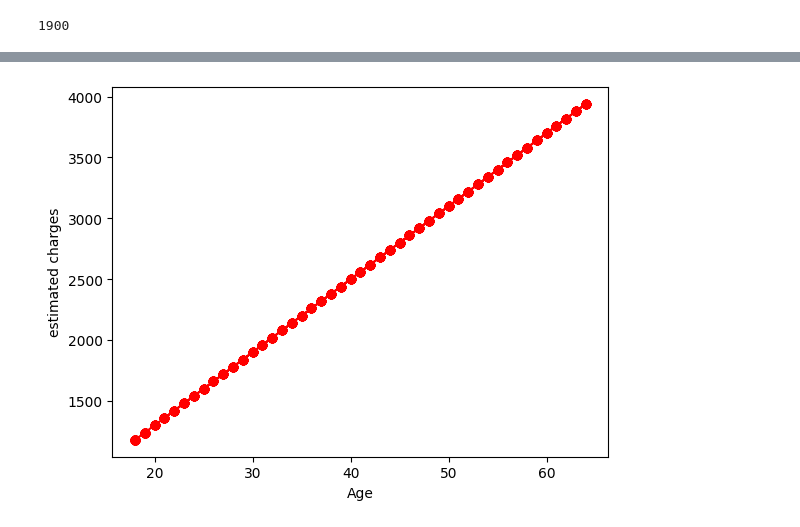
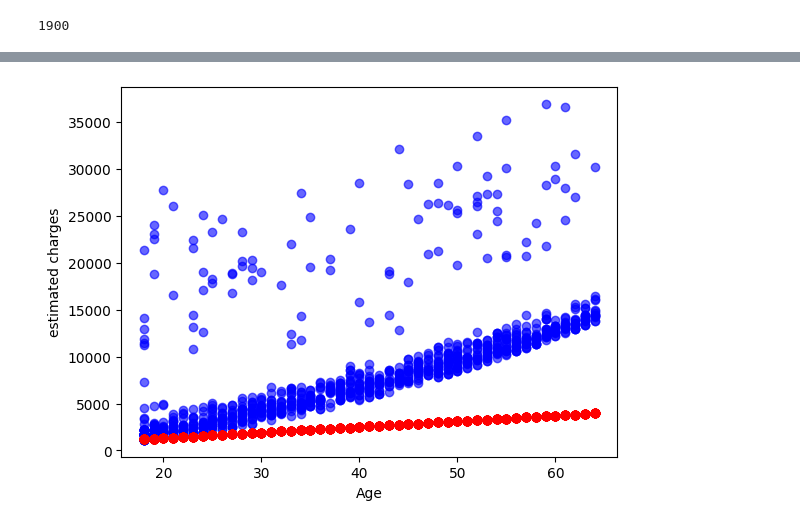
Before and after one commit to Hridayansh018/ML_Basics, a Jupyter notebook: Supervised learning/Self Revision/Linear Regression/Practice_file1.ipynb, the cells around one changed output, grey strips where cells are left out. Cells and saved outputs as stored; diff of their text form; code cells hidden in the pictures.

```diff
--- a/Supervised learning/Self Revision/Linear Regression/Practice_file1.ipynb
+++ b/Supervised learning/Self Revision/Linear Regression/Practice_file1.ipynb
@@ -110,7 +110,7 @@ df.charges.corr(df.age)
 # %% [output]
 0.2990081933306476
 # %%
-non_smoker = df[df.smoker == 'no']
+non_smoker = df[df['smoker'] == 'no']
 sns.scatterplot(x='age',y='charges',data=non_smoker, alpha = 0.7)
 plt.title('Age vs charges')
 plt.show()
@@ -118,7 +118,7 @@ plt.show()
 [figure]
 # %%
 def estimate_charges(age, w,b):
-    return (w)*(age)+(b)
+    return w * age + b
 
 estimate_charges(30, 60,100)
 # %% [output]
@@ -127,5 +127,4 @@ estimate_charges(30, 60,100)
 w = 60
 b = 100
 
-age_ns = non_smoker.age
-estimate_charges = estimate_charges(age_ns, 60,100)
+age_ns = non_smoker['age']
@@ -131,0 +146,8 @@ estimate_charges = estimate_charges(age_ns, 60,100)
+# %%
+predicted_charges = []
+for age in age_ns:
+    predicted_charge = estimate_charges(age, w, b)
+    predicted_charges.append(predicted_charge)
+
+
+non_smoker['predicted_charges'] = predicted_charges
@@ -132,7 +168,8 @@ estimate_charges = estimate_charges(age_ns, 60,100)
 # %%
-plt.plot(age_ns, estimate_charges, 'r-o')
+plt.scatter(non_smoker['age'], non_smoker['charges'], color='blue', alpha=0.6, label='Actual Charges')
+plt.plot(non_smoker['age'], non_smoker['predicted_charges'], 'r-o')
 plt.xlabel('Age')
 plt.ylabel('estimated charges')
 plt.show()
 # %% [output]
-[figure, old version]
+[figure, new version]
```
Also changed, not shown: parts of 27 cells of this notebook.
